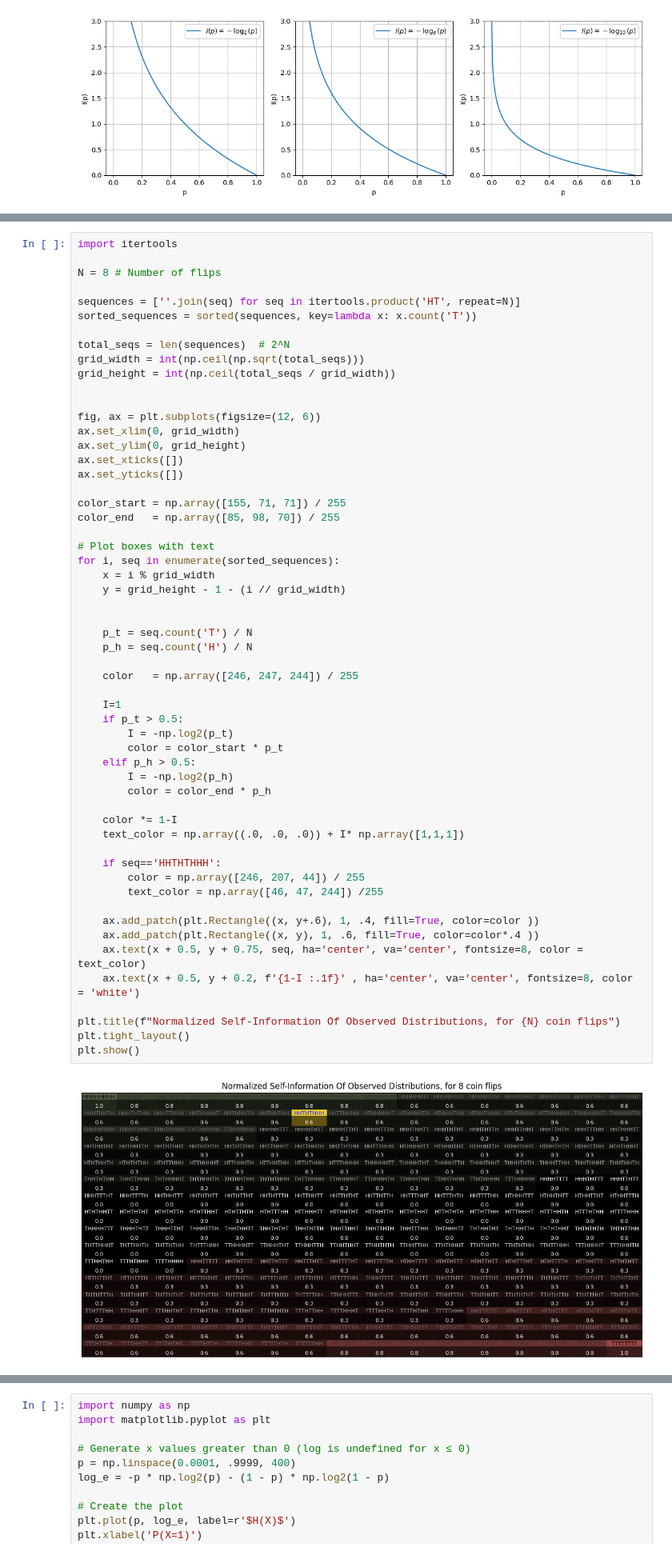
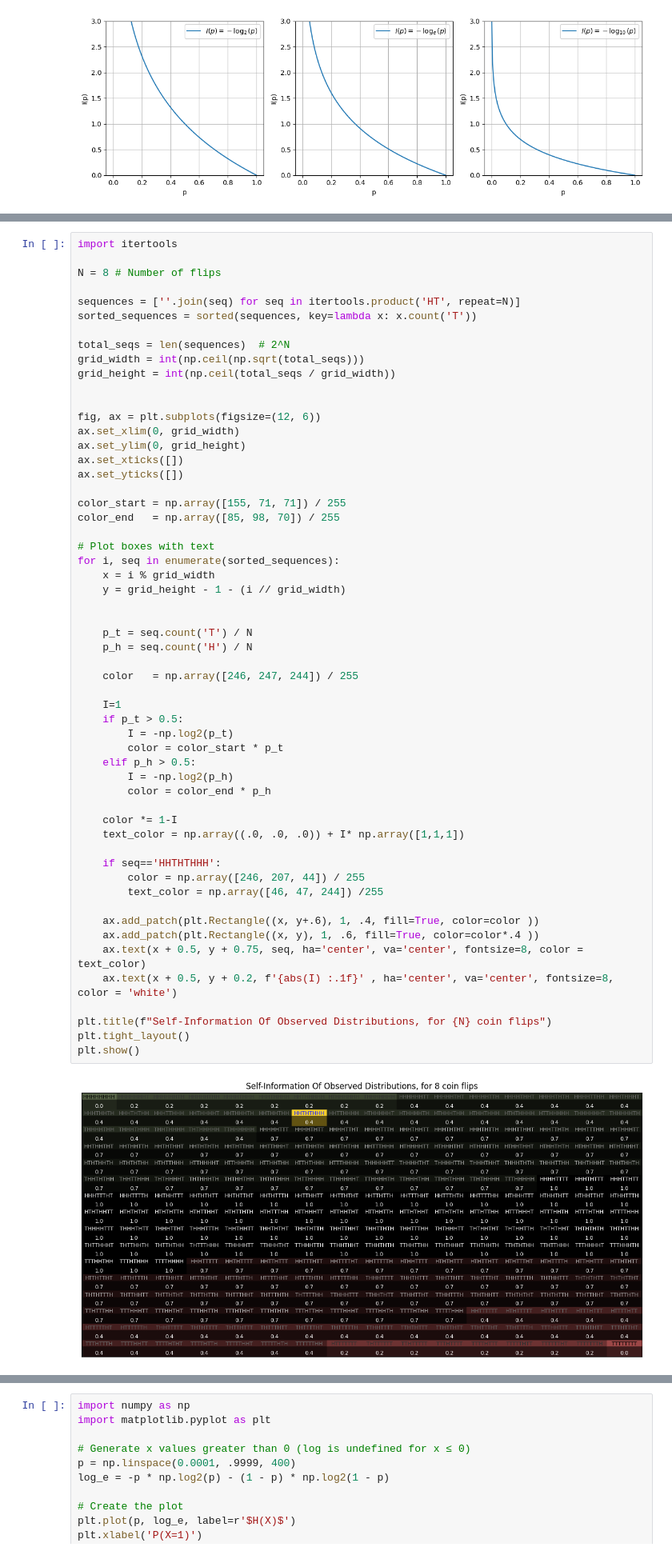
Before and after one commit to timofeji/notebooks, a Jupyter notebook: notebooks/information_theory/intoduction_to_information_theory.ipynb, the cells around one changed output, grey strips where cells are left out. Shown at 80% size. Cells and saved outputs as stored; diff of their text form.

```diff
--- a/notebooks/information_theory/intoduction_to_information_theory.ipynb
+++ b/notebooks/information_theory/intoduction_to_information_theory.ipynb
@@ -204,33 +485,33 @@ for i, seq in enumerate(sorted_sequences):
     y = grid_height - 1 - (i // grid_width)
 
 
     p_t = seq.count('T') / N
     p_h = seq.count('H') / N
 
     color   = np.array([246, 247, 244]) / 255
 
     I=1
     if p_t > 0.5:
         I = -np.log2(p_t)
         color = color_start * p_t
     elif p_h > 0.5:
         I = -np.log2(p_h)
         color = color_end * p_h
 
     color *= 1-I
     text_color = np.array((.0, .0, .0)) + I* np.array([1,1,1])
 
     if seq=='HHTHTHHH':
         color = np.array([246, 207, 44]) / 255
         text_color = np.array([46, 47, 244]) /255
 
     ax.add_patch(plt.Rectangle((x, y+.6), 1, .4, fill=True, color=color ))
     ax.add_patch(plt.Rectangle((x, y), 1, .6, fill=True, color=color*.4 ))
     ax.text(x + 0.5, y + 0.75, seq, ha='center', va='center', fontsize=8, color = text_color)
-    ax.text(x + 0.5, y + 0.2, f'{1-I :.1f}' , ha='center', va='center', fontsize=8, color = 'white')
+    ax.text(x + 0.5, y + 0.2, f'{abs(I) :.1f}' , ha='center', va='center', fontsize=8, color = 'white')
 
-plt.title(f"Normalized Self-Information Of Observed Distributions, for {N} coin flips")
+plt.title(f"Self-Information Of Observed Distributions, for {N} coin flips")
 plt.tight_layout()
 plt.show()
 # %% [output]
-[figure, old version]
+[figure, new version]
```
Also changed, not shown: parts of 15 cells of this notebook, 5 other files.
